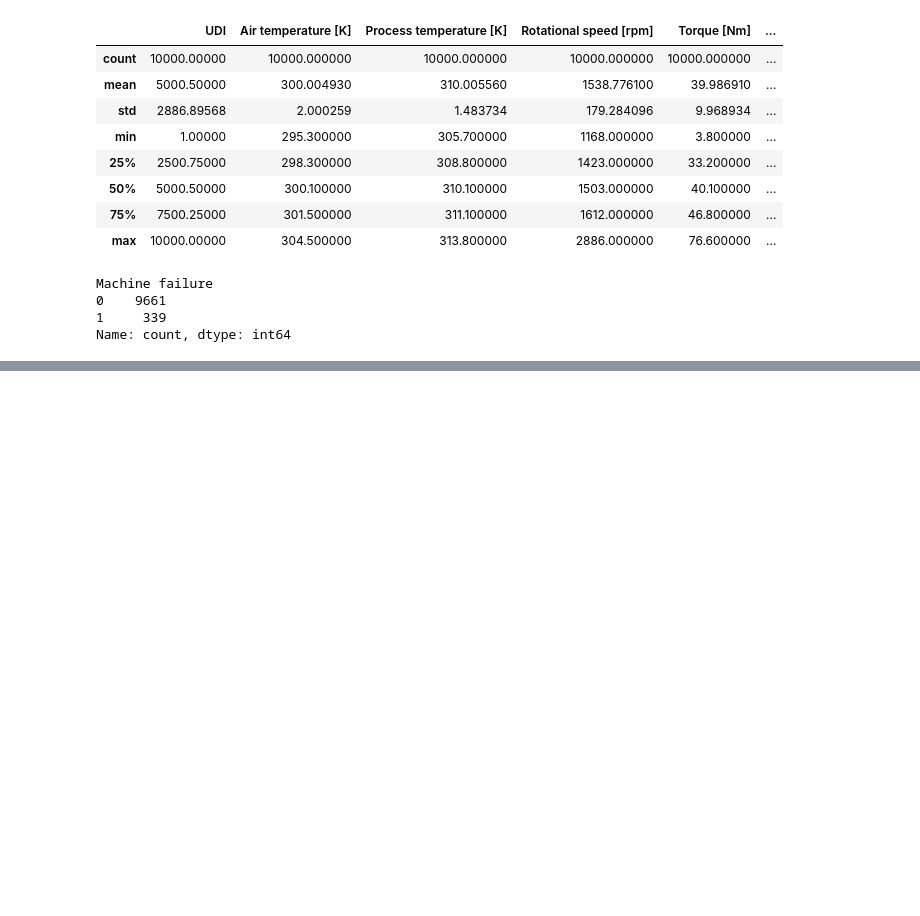
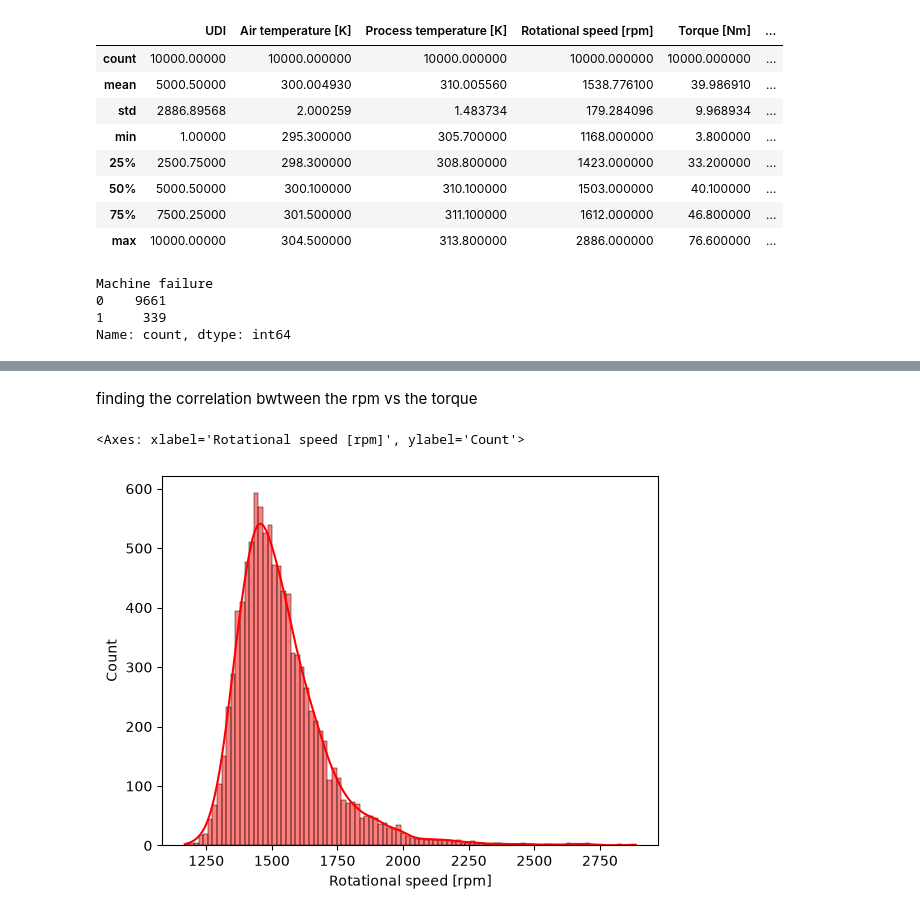
Before and after one commit to sanjayofficialworks-ai/predictive-maintance, a Jupyter notebook: notebooks/eda.ipynb, the cells around one changed output, grey strips where cells are left out. Saved outputs shown, nothing was run; the diff lists cells and outputs as text; code cells hidden in the pictures; blank space fills up the shorter version.

```diff
--- a/notebooks/eda.ipynb
+++ b/notebooks/eda.ipynb
@@ -67,0 +99,8 @@ Name: count, dtype: int64
+# %% [markdown]
+finding the correlation bwtween the rpm vs the torque
+# %%
+sns.histplot(df['Rotational speed [rpm]'],kde=True,color='red')
+#plt.show()
+# %% [output]
+<Axes: xlabel='Rotational speed [rpm]', ylabel='Count'>
+[figure, added]
```
Also changed, not shown: parts of 29 cells of this notebook.
